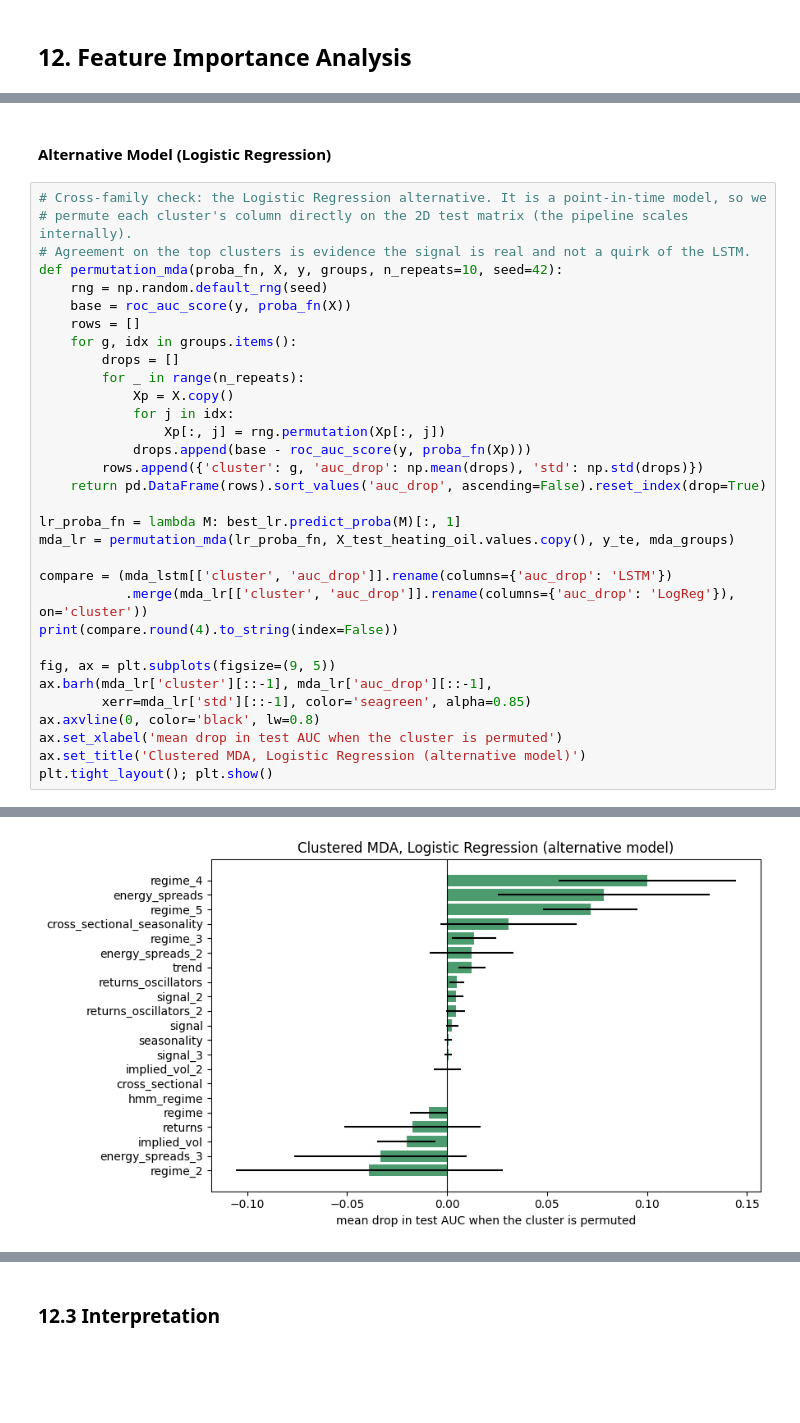
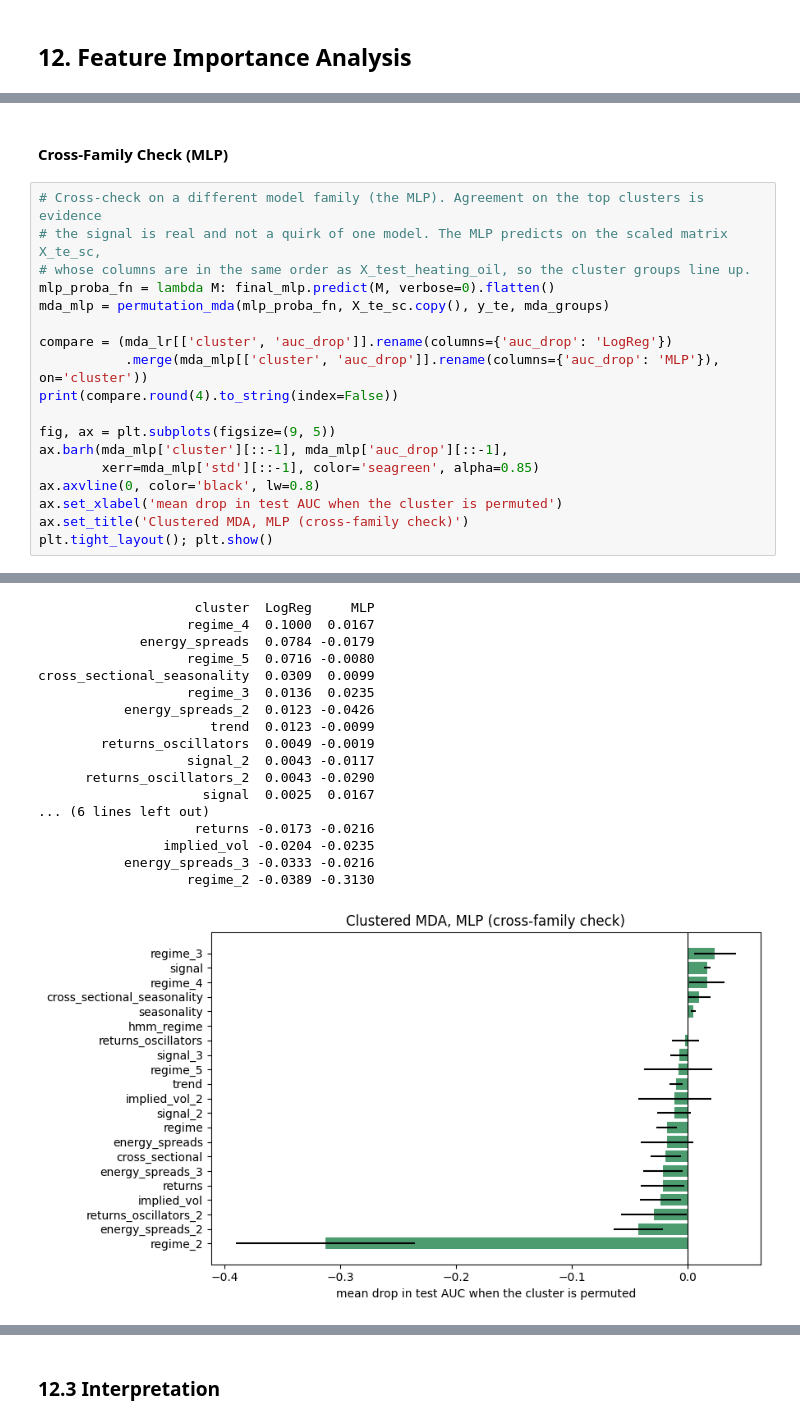
Before and after one commit to Jack-Close/energy-signal-metamodel, a Jupyter notebook: notebooks/2b_heating_oil_model_training.ipynb, the cells around one changed output, grey strips where cells are left out. Cells and saved outputs as stored; diff of their text form; blank space fills up the shorter version.

```diff
--- a/notebooks/2b_heating_oil_model_training.ipynb
+++ b/notebooks/2b_heating_oil_model_training.ipynb
@@ -1727,35 +1758,21 @@ cross_sectional_seasonality    0.0333 0.0139
-# %% [markdown]
-#### Alternative Model (Logistic Regression)
+# %% [markdown]
+#### Cross-Family Check (MLP)
 # %%
-# Cross-family check: the Logistic Regression alternative. It is a point-in-time model, so we
-# permute each cluster's column directly on the 2D test matrix (the pipeline scales internally).
-# Agreement on the top clusters is evidence the signal is real and not a quirk of the LSTM.
-def permutation_mda(proba_fn, X, y, groups, n_repeats=10, seed=42):
-    rng = np.random.default_rng(seed)
-    base = roc_auc_score(y, proba_fn(X))
-    rows = []
-    for g, idx in groups.items():
-        drops = []
-        for _ in range(n_repeats):
-            Xp = X.copy()
-            for j in idx:
-                Xp[:, j] = rng.permutation(Xp[:, j])
-            drops.append(base - roc_auc_score(y, proba_fn(Xp)))
-        rows.append({'cluster': g, 'auc_drop': np.mean(drops), 'std': np.std(drops)})
-    return pd.DataFrame(rows).sort_values('auc_drop', ascending=False).reset_index(drop=True)
+# Cross-check on a different model family (the MLP). Agreement on the top clusters is evidence
+# the signal is real and not a quirk of one model. The MLP predicts on the scaled matrix X_te_sc,
+# whose columns are in the same order as X_test_heating_oil, so the cluster groups line up.
+mlp_proba_fn = lambda M: final_mlp.predict(M, verbose=0).flatten()
+mda_mlp = permutation_mda(mlp_proba_fn, X_te_sc.copy(), y_te, mda_groups)
 
-lr_proba_fn = lambda M: best_lr.predict_proba(M)[:, 1]
-mda_lr = permutation_mda(lr_proba_fn, X_test_heating_oil.values.copy(), y_te, mda_groups)
-
-compare = (mda_lstm[['cluster', 'auc_drop']].rename(columns={'auc_drop': 'LSTM'})
-           .merge(mda_lr[['cluster', 'auc_drop']].rename(columns={'auc_drop': 'LogReg'}), on='cluster'))
+compare = (mda_lr[['cluster', 'auc_drop']].rename(columns={'auc_drop': 'LogReg'})
+           .merge(mda_mlp[['cluster', 'auc_drop']].rename(columns={'auc_drop': 'MLP'}), on='cluster'))
 print(compare.round(4).to_string(index=False))
 
 fig, ax = plt.subplots(figsize=(9, 5))
-ax.barh(mda_lr['cluster'][::-1], mda_lr['auc_drop'][::-1],
-        xerr=mda_lr['std'][::-1], color='seagreen', alpha=0.85)
+ax.barh(mda_mlp['cluster'][::-1], mda_mlp['auc_drop'][::-1],
+        xerr=mda_mlp['std'][::-1], color='seagreen', alpha=0.85)
 ax.axvline(0, color='black', lw=0.8)
 ax.set_xlabel('mean drop in test AUC when the cluster is permuted')
-ax.set_title('Clustered MDA, Logistic Regression (alternative model)')
+ax.set_title('Clustered MDA, MLP (cross-family check)')
 plt.tight_layout(); plt.show()
 # %% [output]
@@ -1779 +1781,18 @@ cross_sectional_seasonality  0.0333  0.0309
+                    cluster  LogReg     MLP
+                   regime_4  0.1000  0.0167
+             energy_spreads  0.0784 -0.0179
+                   regime_5  0.0716 -0.0080
+cross_sectional_seasonality  0.0309  0.0099
+                   regime_3  0.0136  0.0235
+           energy_spreads_2  0.0123 -0.0426
+                      trend  0.0123 -0.0099
+        returns_oscillators  0.0049 -0.0019
+                   signal_2  0.0043 -0.0117
+      returns_oscillators_2  0.0043 -0.0290
+                     signal  0.0025  0.0167
+... (6 lines left out)
+                    returns -0.0173 -0.0216
+                implied_vol -0.0204 -0.0235
+           energy_spreads_3 -0.0333 -0.0216
+                   regime_2 -0.0389 -0.3130
-[figure, old version]
+[figure, new version]
```
Also changed, not shown: parts of 23 cells of this notebook, 7 other files.
